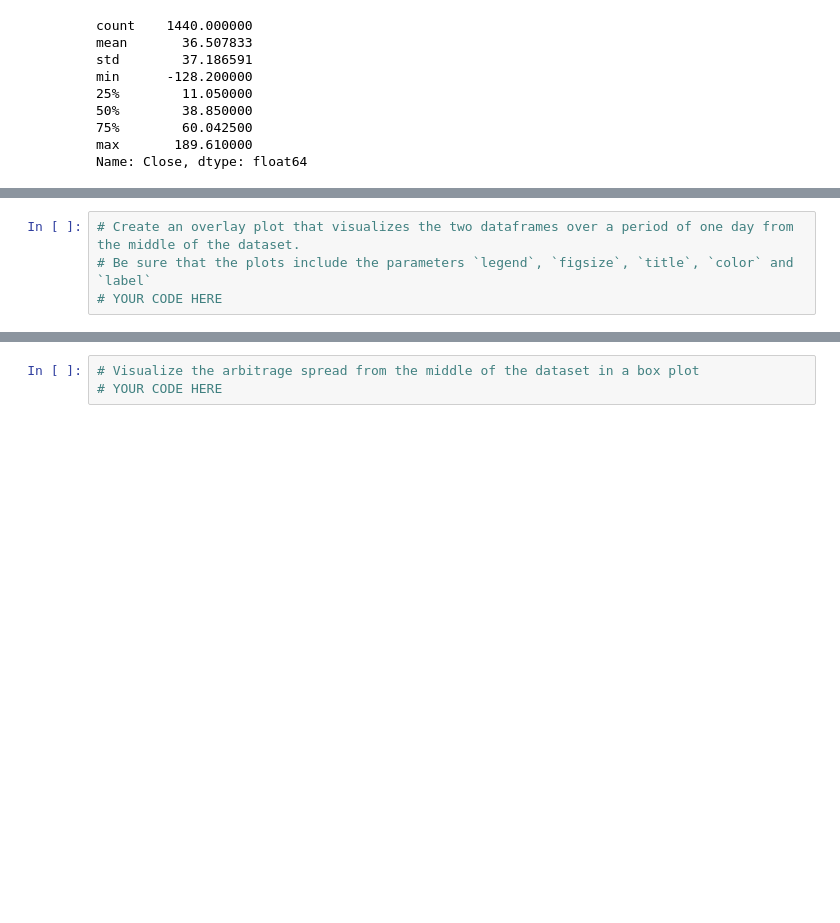
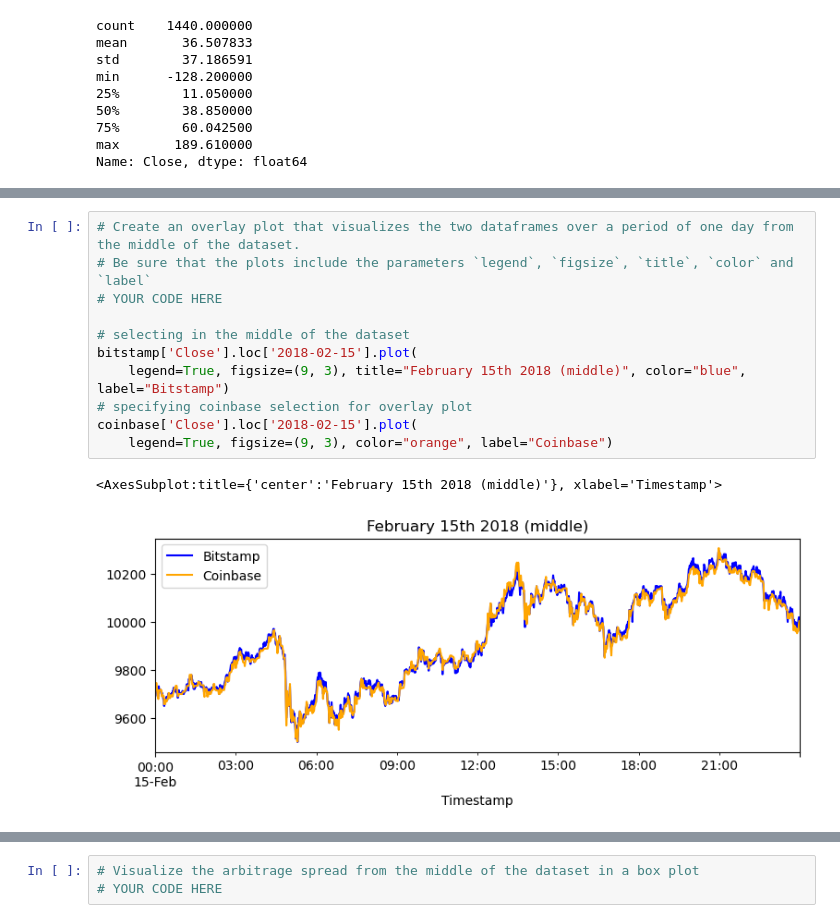
Before and after one commit to AndrewRBader/challenge-3, a Jupyter notebook: Starter_Code/crypto_arbitrage.ipynb, the cells around one changed output, grey strips where cells are left out. Cells and saved outputs as stored; diff of their text form; blank space fills up the shorter version.

Commit message:
up through middle arbitrage spread box plot

```diff
--- a/Starter_Code/crypto_arbitrage.ipynb
+++ b/Starter_Code/crypto_arbitrage.ipynb
@@ -447,7 +450,17 @@ arbitrage_spread_early.plot(kind='box')
 # %%
 # Create an overlay plot that visualizes the two dataframes over a period of one day from the middle of the dataset.
 # Be sure that the plots include the parameters `legend`, `figsize`, `title`, `color` and `label`
 # YOUR CODE HERE
+
+# selecting in the middle of the dataset
+bitstamp['Close'].loc['2018-02-15'].plot(
+    legend=True, figsize=(9, 3), title="February 15th 2018 (middle)", color="blue", label="Bitstamp")
+# specifying coinbase selection for overlay plot
+coinbase['Close'].loc['2018-02-15'].plot(
+    legend=True, figsize=(9, 3), color="orange", label="Coinbase")
+# %% [output]
+<AxesSubplot:title={'center':'February 15th 2018 (middle)'}, xlabel='Timestamp'>
+[figure, added]
 # %%
 # Using the date in the middle that you have selected, calculate the arbitrage spread
 # by subtracting the bitstamp lower closing prices from the coinbase higher closing prices
```
Also changed, not shown: parts of 2 cells of this notebook.
